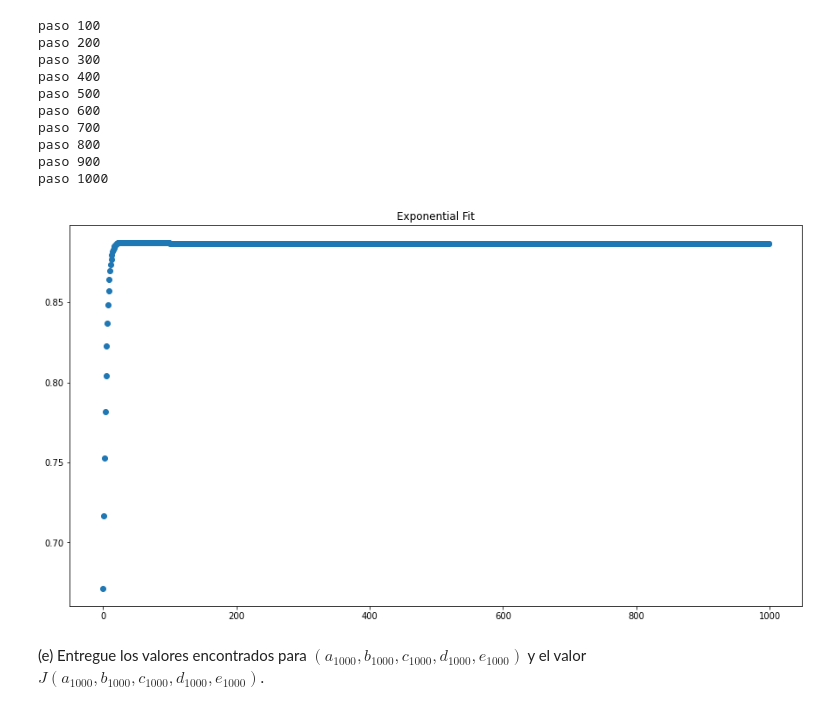
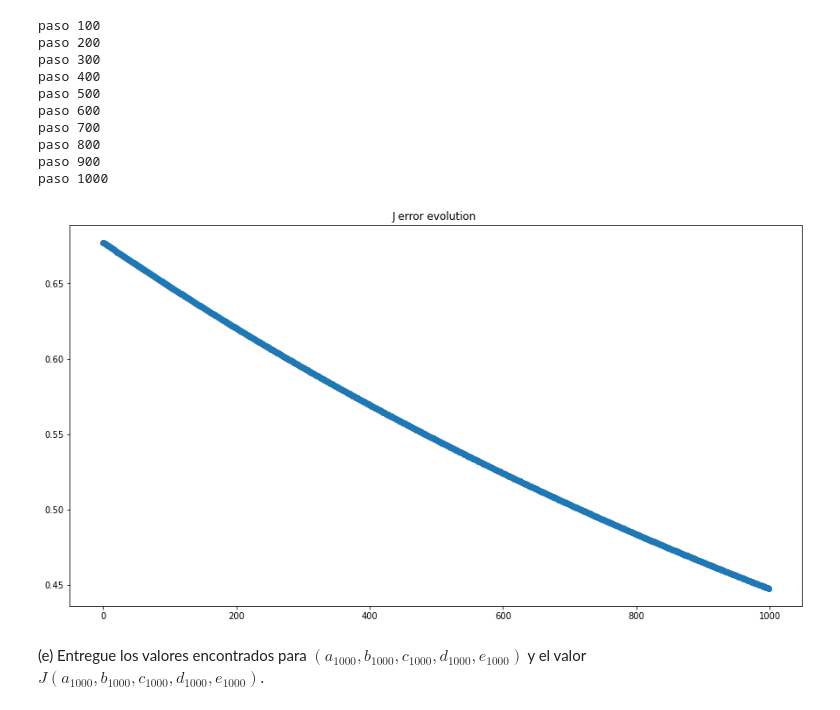
Before and after one commit to daJCP/Tarea-1-Calculo-CD---Grupo-2, a Jupyter notebook: tarea_1.ipynb, the cells around one changed output. Cells and saved outputs as stored; diff of their text form; code cells hidden in the pictures.

Commit message:
sigma tanh

```diff
--- a/tarea_1.ipynb
+++ b/tarea_1.ipynb
@@ -256,7 +256,10 @@ $$ J = \frac{1}{n}\sum_{i=1}^{n} \left[W^2_i - 2W_i \: \theta(c \: \theta(a u_i
 $$ J = \frac{1}{n}\sum_{i=1}^{n} W^2_i - \frac{2}{n}\sum_{i=1}^{n} \left[W_i \: \theta(c \: \theta(a u_i + b v_i + d) + e)\right] + \frac{1}{n}\sum_{i=1}^{n} \theta(a u_i + b v_i + d) + e)^2 $$
 # %%
 def sigma(valor):  #función que entrega la arctanh del valor entregado
-    return math.atanh(valor)
+    return math.tanh(valor)
+
+def d_sigma(valor):
+    return 1 - math.tanh(valor) ** 2
 # %% [markdown]
 Programamos la función J
 # %%
@@ -414,14 +377,14 @@ paso 1000
 # %%
 x = np.linspace(0,10,100)
 y = alpha*np.e**(beta*x)
 
 fig, ax = plt.subplots(1,1,figsize=(15,8))
-plt.title('Exponential Fit')
+plt.title('J error evolution ')
 ax.scatter(*zip(*evolucion_error))
 
 plt.show;
 # %% [output]
-[figure, old version]
+[figure, new version]
 # %% [markdown]
 (e) Entregue los valores encontrados para $(a_{1000}, b_{1000}, c_{1000}, d_{1000}, e_{1000})$ y el valor $J(a_{1000}, b_{1000}, c_{1000}, d_{1000}, e_{1000})$.
 # %% [markdown]
```
Also changed, not shown: parts of 4 cells of this notebook.
